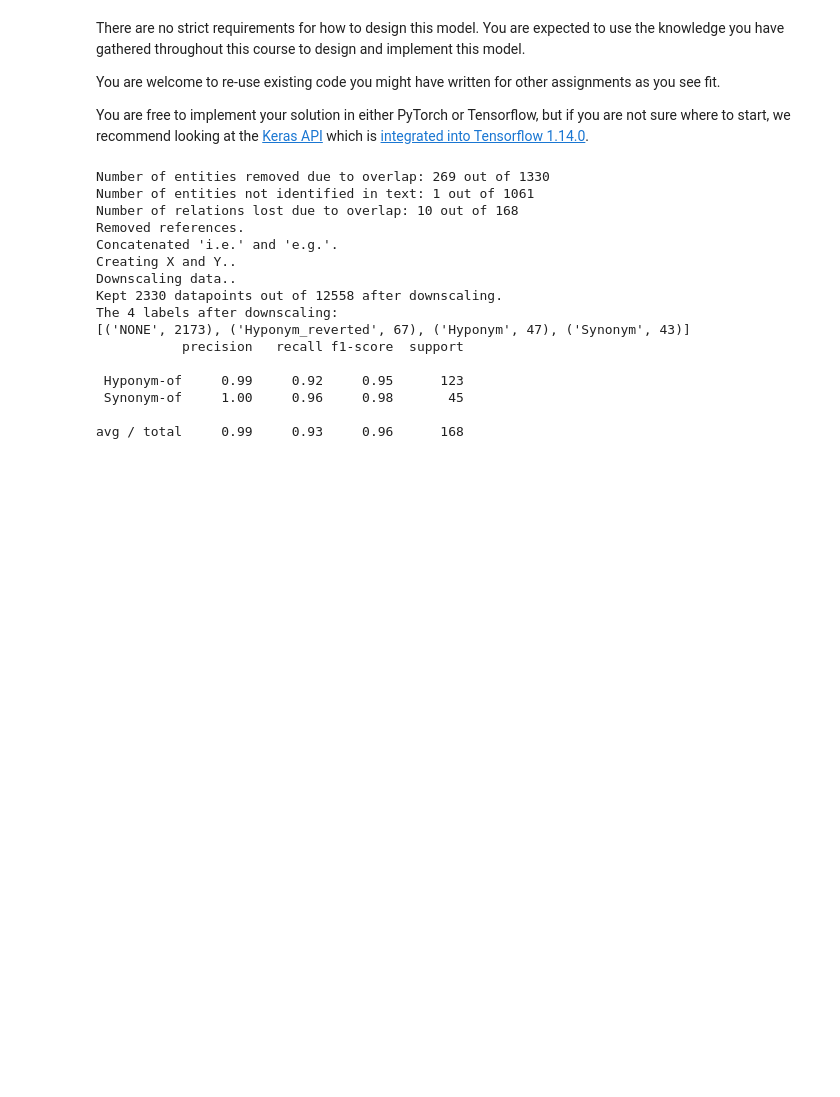
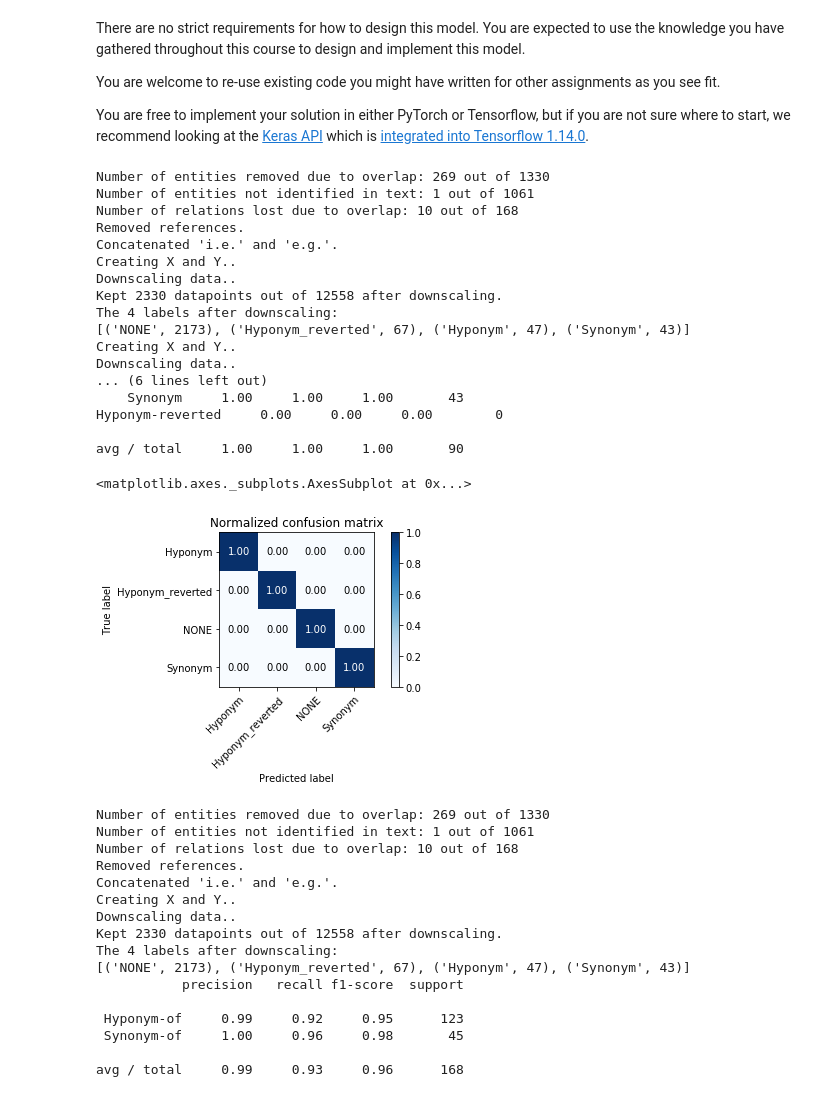
Before and after one commit to UsernamePSQ/nlp_final, a Jupyter notebook: stat-nlp-book/assignments/2019/final_assignment/problem/final_assignment.ipynb, the cells around one changed output. Cells and saved outputs as stored; diff of their text form; code cells hidden in the pictures; blank space fills up the shorter version.

```diff
--- a/stat-nlp-book/assignments/2019/final_assignment/problem/final_assignment.ipynb
+++ b/stat-nlp-book/assignments/2019/final_assignment/problem/final_assignment.ipynb
@@ -379,4 +382,38 @@ def make_predictions(model, data, return_raw = False):
             data[txt]['relations'] = save_format.get(txt,[]) #We might have txt's with no data after downscaling
 
         return data
+# %%
+## THIS CELL TESTS THAT EVERYTHING WORKS AS EXPECTED (WITH F1-SCORE COPIED FROM CALCULATE-MEASURES) #####
+from Extra_files.modules.helpers import f1_score_ala_calc_measures
+
+#Load data
+data_dev = load_scienceie(datadir=join(_snlp_book_dir, "data", "scienceie", "dev"))
+
+#Make predictions
+y_pred = make_predictions(_, data_dev, return_raw = True)['data_Y']
+y_true = dataX_Y_format(data_dev)['data_Y']
+
+#Plot
+f1_score_ala_calc_measures(y_true, y_pred)
+plot_confusion_matrix(y_pred, y_true, n_labels=None,normalize=True)
+# %% [output]
+Number of entities removed due to overlap: 269 out of 1330
+Number of entities not identified in text: 1 out of 1061
+Number of relations lost due to overlap: 10 out of 168
+Removed references.
+Concatenated 'i.e.' and 'e.g.'.
+Creating X and Y..
+Downscaling data..
+Kept 2330 datapoints out of 12558 after downscaling.
+The 4 labels after downscaling:
+[('NONE', 2173), ('Hyponym_reverted', 67), ('Hyponym', 47), ('Synonym', 43)]
+Creating X and Y..
+Downscaling data..
+... (6 lines left out)
+    Synonym     1.00     1.00     1.00       43
+Hyponym-reverted     0.00     0.00     0.00        0
+
+avg / total     1.00     1.00     1.00       90
+<matplotlib.axes._subplots.AxesSubplot at 0x...>
+[figure, added]
 # %%
```
Also changed, not shown: parts of 4 cells of this notebook, 4 other files.
